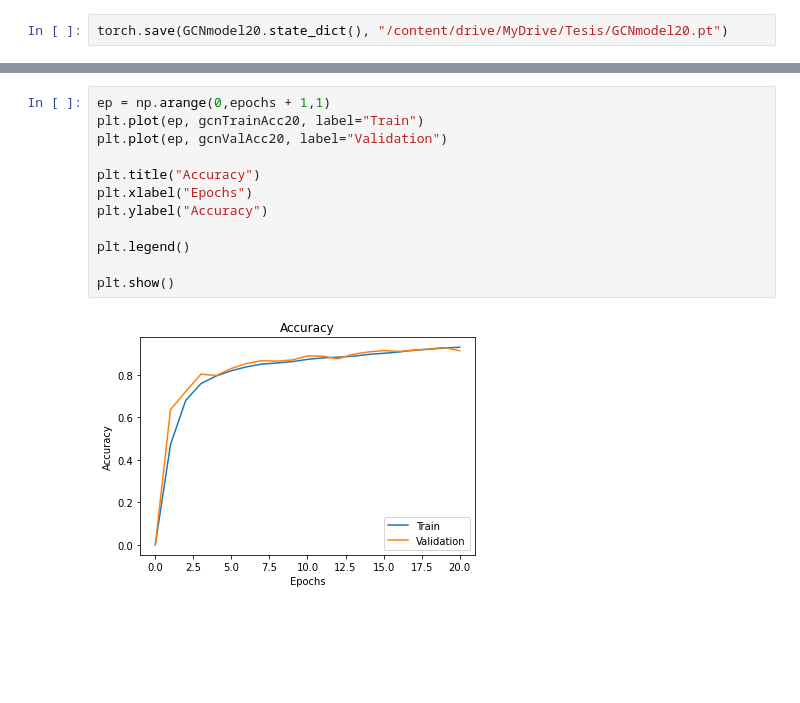
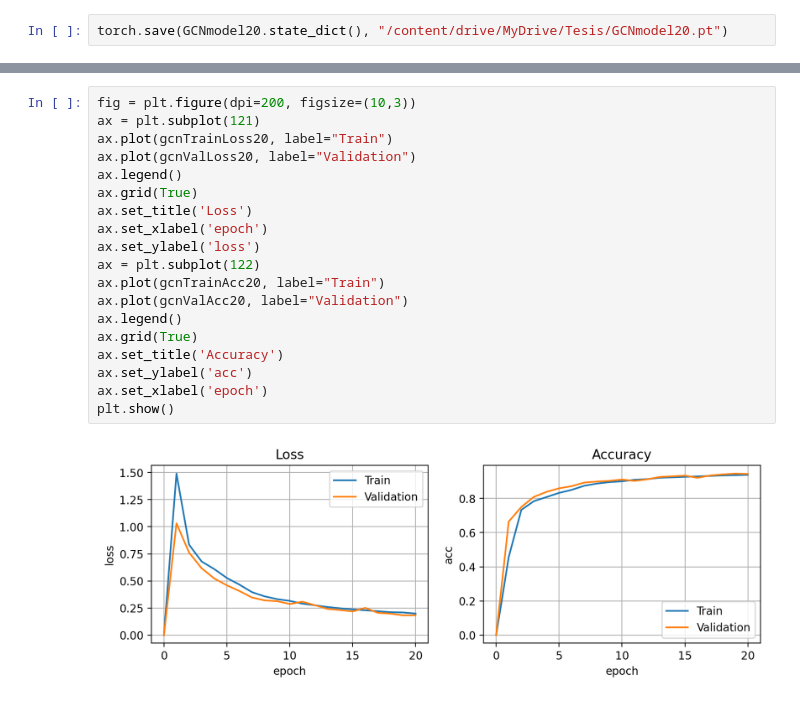
Before and after one commit to jesusmiguel123/Tesis, a Jupyter notebook: Tesis.ipynb, the cells around one changed output, grey strips where cells are left out. Cells and saved outputs as stored; diff of their text form; blank space fills up the shorter version.

```diff
--- a/Tesis.ipynb
+++ b/Tesis.ipynb
@@ -464,14 +425,21 @@ plt.show()
-# %%
-ep = np.arange(0,epochs + 1,1)
-plt.plot(ep, gcnTrainAcc20, label="Train")
-plt.plot(ep, gcnValAcc20, label="Validation")
-
-plt.title("Accuracy")
-plt.xlabel("Epochs")
-plt.ylabel("Accuracy")
-
-plt.legend()
-
-plt.show()
-# %% [output]
-[figure, removed]
+# %%
+fig = plt.figure(dpi=200, figsize=(10,3))
+ax = plt.subplot(121)
+ax.plot(gcnTrainLoss20, label="Train")
+ax.plot(gcnValLoss20, label="Validation")
+ax.legend()
+ax.grid(True)
+ax.set_title('Loss')
+ax.set_xlabel('epoch')
+ax.set_ylabel('loss')
+ax = plt.subplot(122)
+ax.plot(gcnTrainAcc20, label="Train")
+ax.plot(gcnValAcc20, label="Validation")
+ax.legend()
+ax.grid(True)
+ax.set_title('Accuracy')
+ax.set_ylabel('acc')
+ax.set_xlabel('epoch')
+plt.show()
+# %% [output]
+[figure, added]
```
Also changed, not shown: parts of 17 cells of this notebook.
